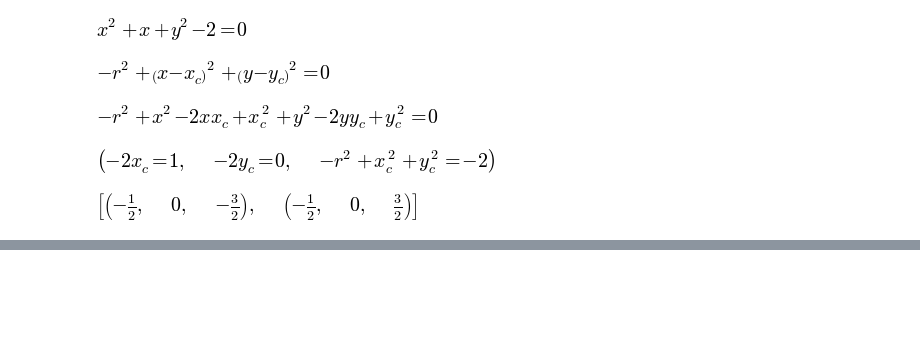
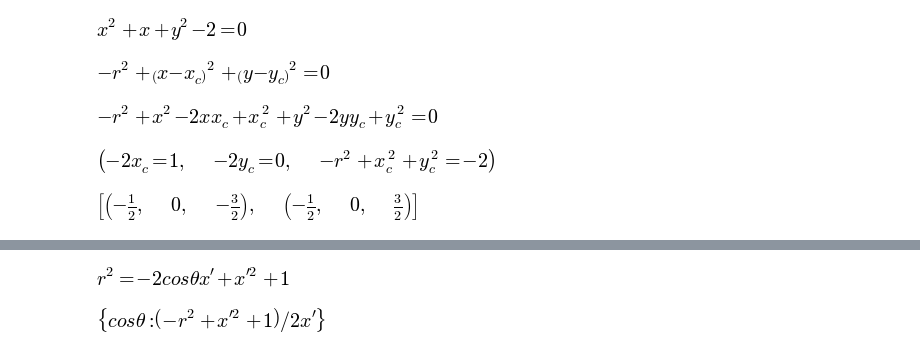
Before and after one commit to simonsfoundation/jp_svg_canvas, a Jupyter notebook: examples/Location location location.ipynb, the cells around one changed output, grey strips where cells are left out. Cells and saved outputs as stored; diff of their text form; code cells hidden in the pictures; blank space fills up the shorter version.

Commit message:
Use law of cosines to find circle intersection points

```diff
--- a/examples/Location location location.ipynb
+++ b/examples/Location location location.ipynb
@@ -212,3 +296,13 @@ D3.embed()
+# %%
+cost, sint, xp, r = s.symbols(r"cos\theta sin\theta x' r")
+cosine_law = s.Eq(r**2, 1**2 + xp**2 - 2*1*xp*cost)
+cosine_law
+# %% [output]
+[figure, added]
+# %%
+s.solve([cosine_law], cost)
+# %% [output]
+[figure, added]
 # %%
 import houses
 reload(houses)
```
Also changed, not shown: parts of 7 cells of this notebook, 3 other files.
